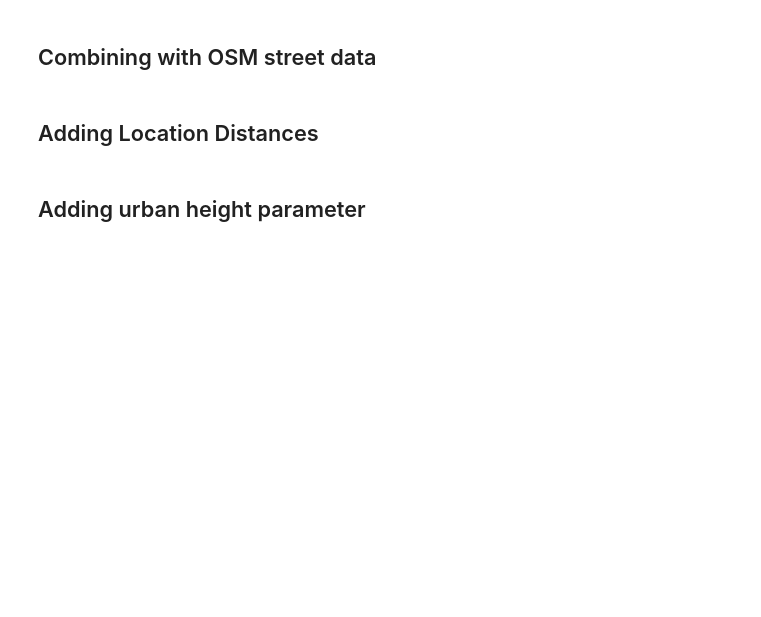
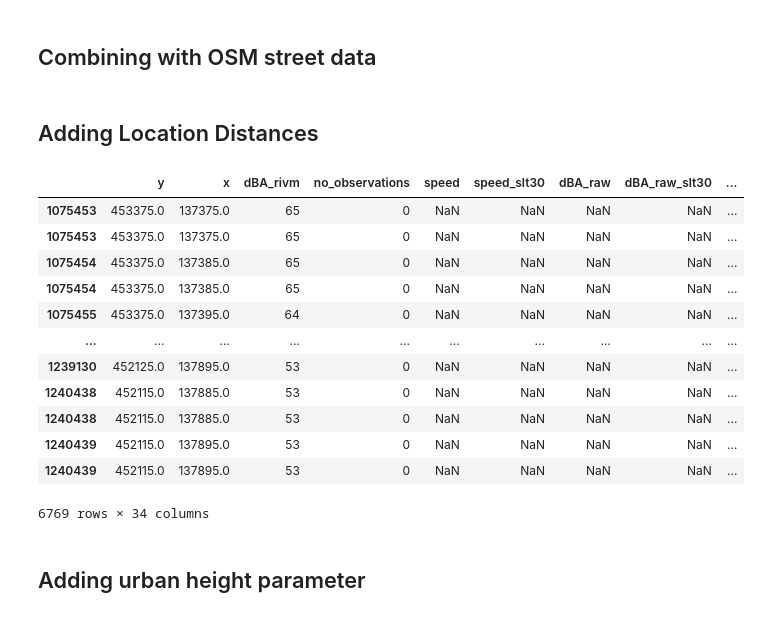
Before and after one commit to Floris-C/noise-thesis, a Jupyter notebook: final_method/02-model_preprocessing.ipynb, the cells around one changed output. Saved outputs shown, nothing was run; the diff lists cells and outputs as text; code cells hidden in the pictures; blank space fills up the shorter version.

```diff
--- a/final_method/02-model_preprocessing.ipynb
+++ b/final_method/02-model_preprocessing.ipynb
@@ -25,13 +39,14 @@ import statsmodels.formula.api as smf
 import mgwr
 import osmnx
 osmnx.settings.default_crs = "EPSG:4326"
+osmnx_crs = "EPSG:4326"
 import requests
 import gzip
 import shutil
 from pathlib import Path
 import json
 pd.set_option('display.max_columns', 500)
-
+import shapely
 # script file, not a module
 
 import utils
@@ -48,11 +57,2 @@ bbox_lu = (52.057135,52.068401,5.125294,5.143876)
 # %% [markdown]
 ## Combining with OSM street data
-# %%
-# OSM road network parameters
-# Note: OSM style guide only indicates unclassified for motor vehicle roads,
-# living_street = erf (<15kmph), highway/trunk = snelweg/autoweg
-area_of_interest = 'Utrecht, Netherlands'
-car_road_types = ['highway', 'trunk', 'primary', 'secondary', 'tertiary', 'unclassified', 'residential', 'living_street', 'busway', 'service']
-
-# Retrieving road network data.
-g = osmnx.graph_from_place(area_of_interest)
@@ -137,2 +156,18 @@ road_dba_gdf['landuse_is_industrial'] = [dist < 10 for dist in
+# %%
+sub_area_gdfs['Lunetten']
+# %% [output]
+|  | y | x | dBA_rivm | no_observations | speed | speed_slt30 | dBA_raw | dBA_raw_slt30 | ... |
+| 1075453 | 453375.0 | 137375.0 | 65 | 0 | NaN | NaN | NaN | NaN | ... |
+| 1075453 | 453375.0 | 137375.0 | 65 | 0 | NaN | NaN | NaN | NaN | ... |
+| 1075454 | 453375.0 | 137385.0 | 65 | 0 | NaN | NaN | NaN | NaN | ... |
+| 1075454 | 453375.0 | 137385.0 | 65 | 0 | NaN | NaN | NaN | NaN | ... |
+| 1075455 | 453375.0 | 137395.0 | 64 | 0 | NaN | NaN | NaN | NaN | ... |
+| ... | ... | ... | ... | ... | ... | ... | ... | ... | ... |
+| 1239130 | 452125.0 | 137895.0 | 53 | 0 | NaN | NaN | NaN | NaN | ... |
+| 1240438 | 452115.0 | 137885.0 | 53 | 0 | NaN | NaN | NaN | NaN | ... |
+| 1240438 | 452115.0 | 137885.0 | 53 | 0 | NaN | NaN | NaN | NaN | ... |
+| 1240439 | 452115.0 | 137895.0 | 53 | 0 | NaN | NaN | NaN | NaN | ... |
+| 1240439 | 452115.0 | 137895.0 | 53 | 0 | NaN | NaN | NaN | NaN | ... |
+6769 rows × 34 columns
 # %% [markdown]
 ## Adding urban height parameter
```
Also changed, not shown: parts of 17 cells of this notebook, 1 other file.
